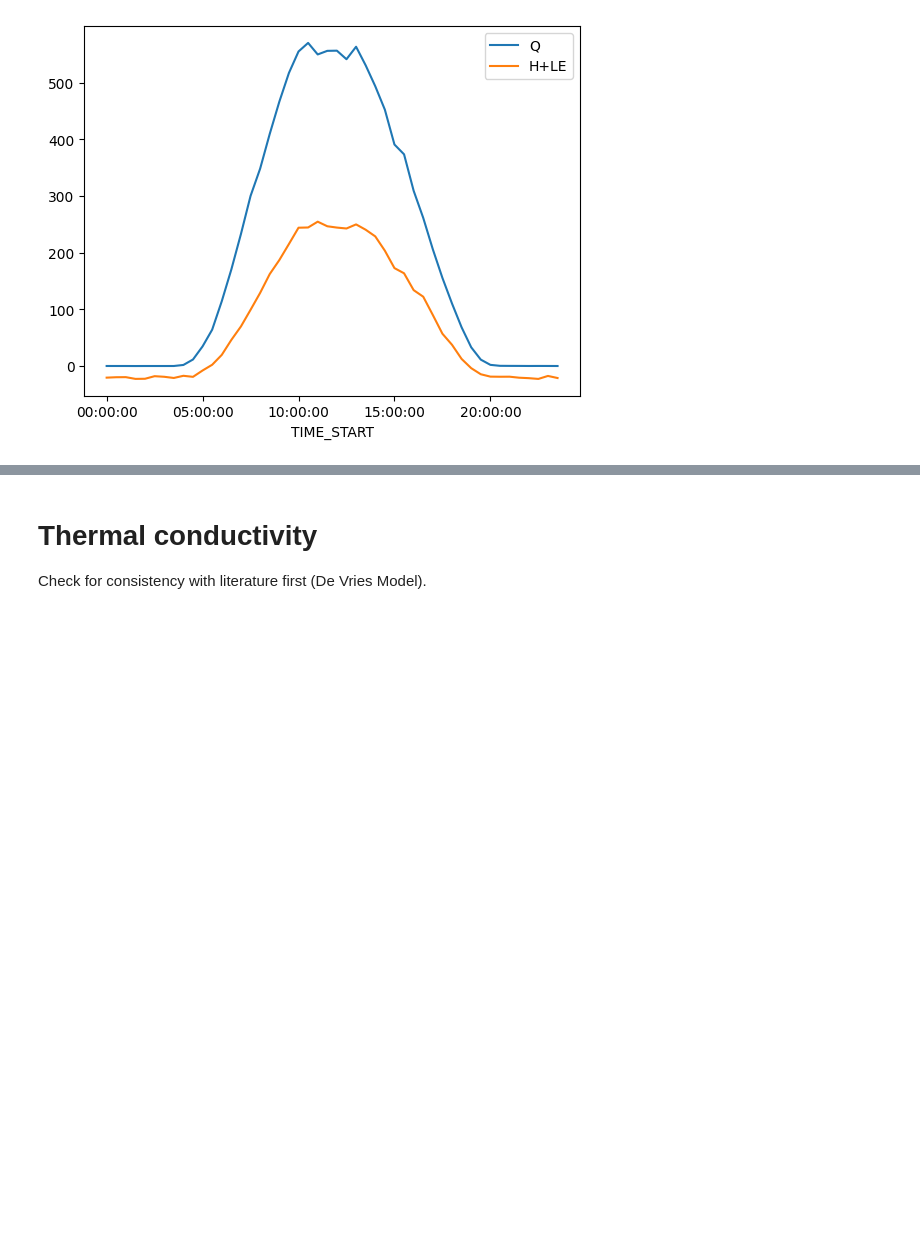
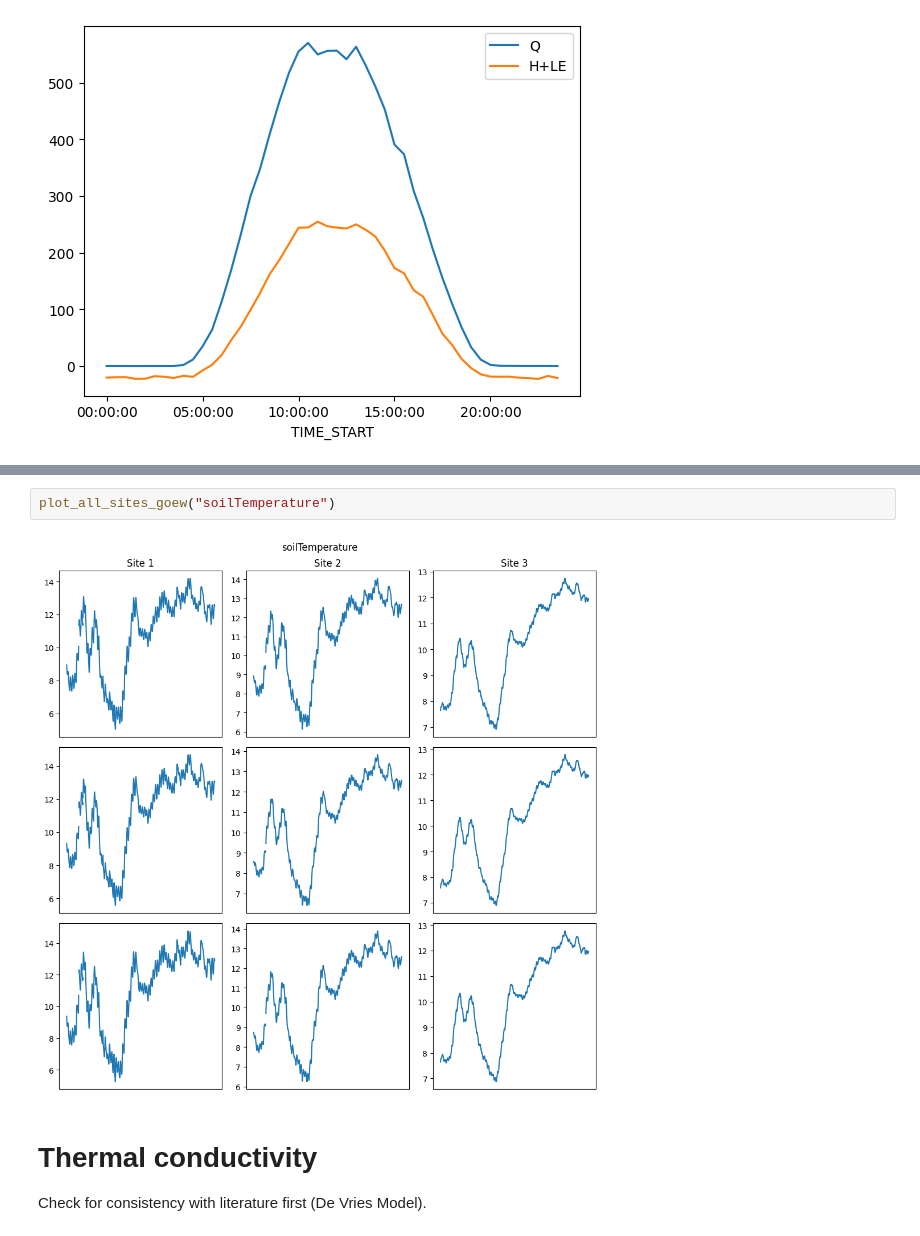
Before and after one commit to justusm00/ebc-project, a Jupyter notebook: data_2024/analysis_2024.ipynb, the cells around one changed output, grey strips where cells are left out. Saved outputs shown, nothing was run; the diff lists cells and outputs as text; blank space fills up the shorter version.

```diff
--- a/data_2024/analysis_2024.ipynb
+++ b/data_2024/analysis_2024.ipynb
@@ -271,3 +282,7 @@ plt.show()
+# %%
+plot_all_sites_goew("soilTemperature")
+# %% [output]
+[figure, added]
 # %% [markdown]
 # Thermal conductivity
 Check for consistency with literature first (De Vries Model).
```
Also changed, not shown: parts of 3 cells of this notebook.
